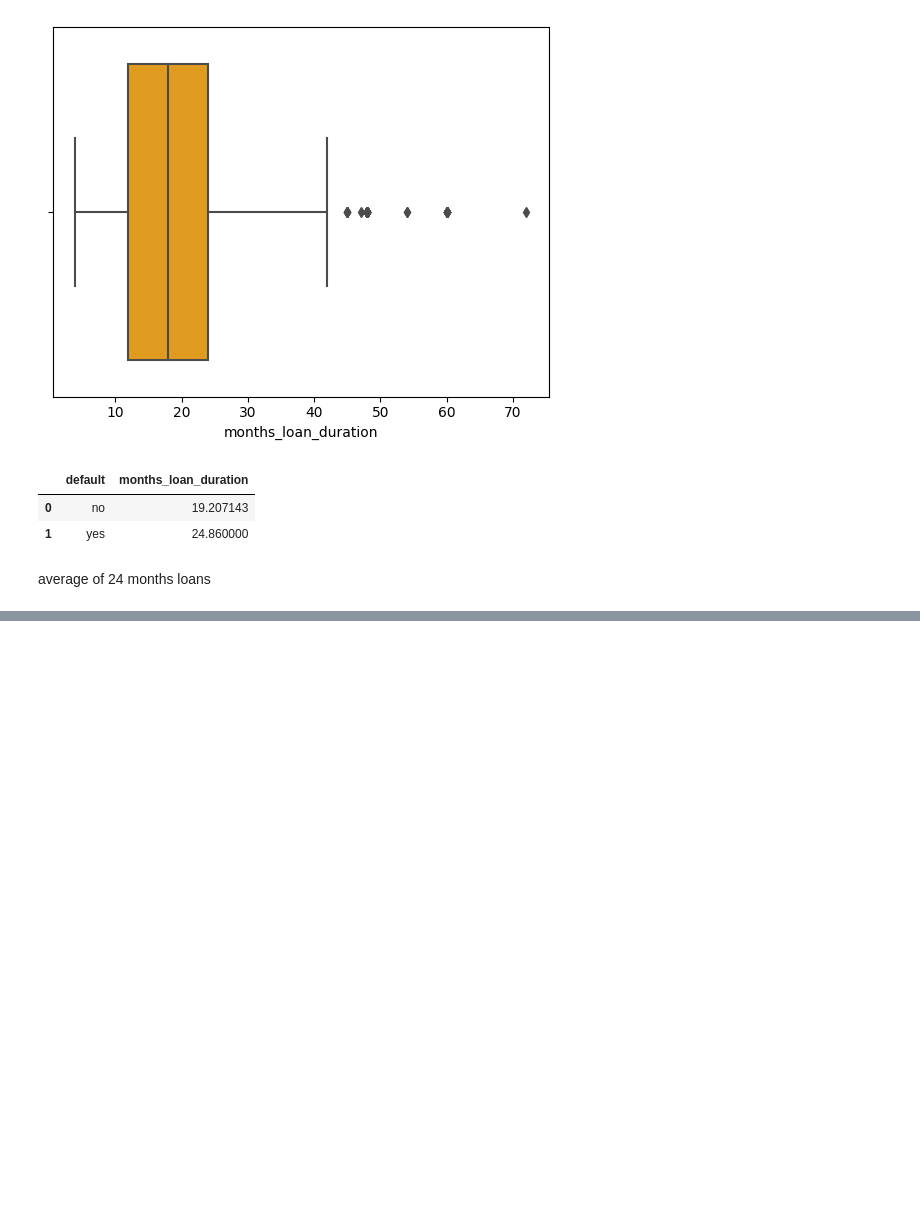
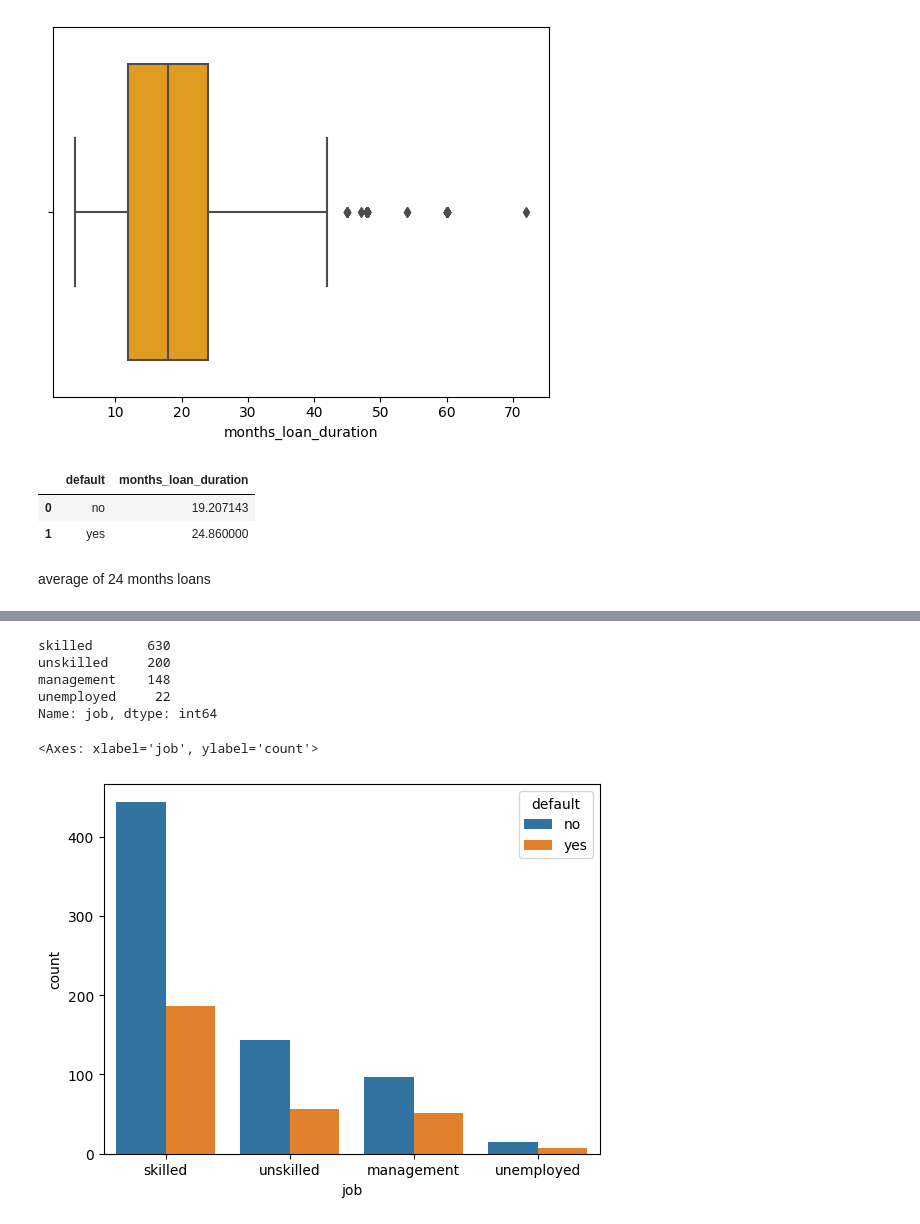
Before and after one commit to vanshikagoyal6396/MLCOE_TASK_, a Jupyter notebook: ClassificationTask.ipynb, the cells around one changed output, grey strips where cells are left out. Cells and saved outputs as stored; diff of their text form; code cells hidden in the pictures; blank space fills up the shorter version.

```diff
--- a/ClassificationTask.ipynb
+++ b/ClassificationTask.ipynb
@@ -234,0 +314,3 @@ average of 24 months loans
+# %%
+df['housing'].replace({'own':0,'other':1,'rent':2},inplace=True)
+df.head()
@@ -234,0 +324,9 @@ average of 24 months loans
+# %%
+v5=df['job'].value_counts()
+v5
+# %% [output]
+skilled       630
+unskilled     200
+management    148
+unemployed     22
+Name: job, dtype: int64
@@ -234,0 +336,5 @@ average of 24 months loans
+# %%
+sns.countplot(x='job',hue='default',data=df)
+# %% [output]
+<Axes: xlabel='job', ylabel='count'>
+[figure, added]
```
Also changed, not shown: parts of 21 cells of this notebook.
